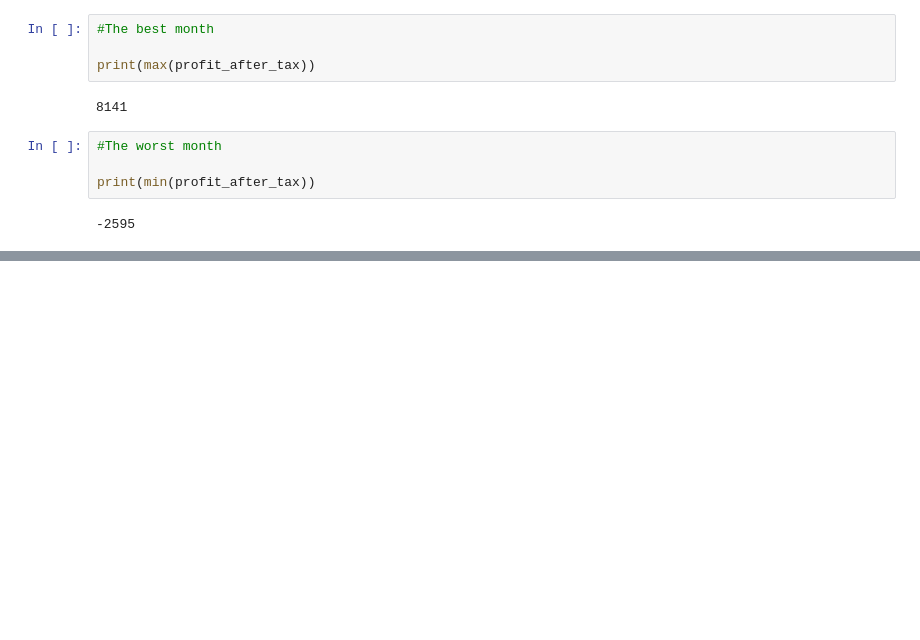
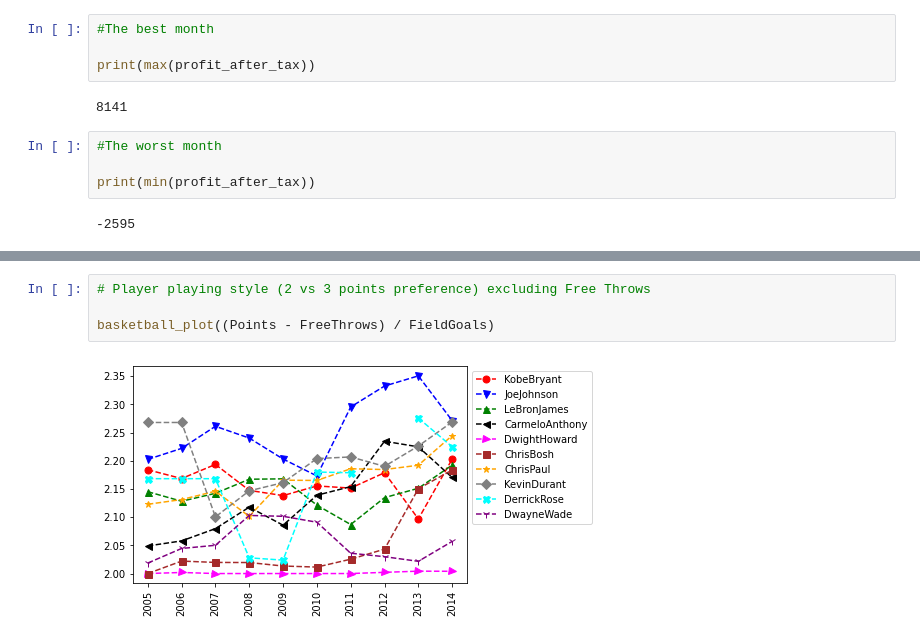
Before and after one commit to silviacolella/python-practices, a Jupyter notebook: Homework.ipynb, the cells around one changed output, grey strips where cells are left out. Drawn from its saved outputs; the diff is of its cells as text; blank space fills up the shorter version.

```diff
--- a/Homework.ipynb
+++ b/Homework.ipynb
@@ -121,0 +255,6 @@ print(min(profit_after_tax))
+# %%
+# Player playing style (2 vs 3 points preference) excluding Free Throws
+
+basketball_plot((Points - FreeThrows) / FieldGoals)
+# %% [output]
+[figure, added]
```
Also changed, not shown: parts of 8 cells of this notebook.
